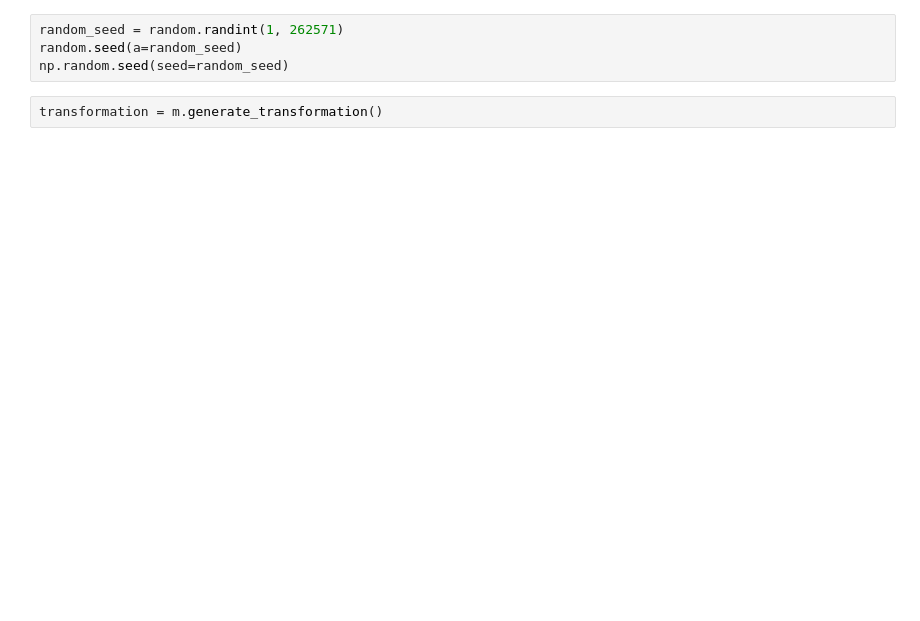
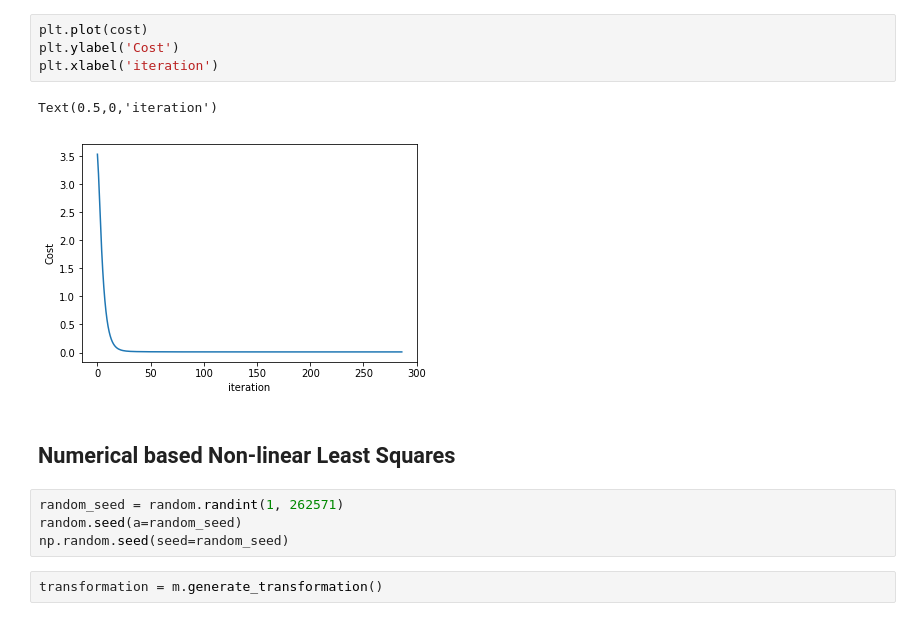
Before and after one commit to the-mikedavis/cuda, a Jupyter notebook: report.ipynb, the cells around one changed output. Saved outputs shown, nothing was run; the diff lists cells and outputs as text; blank space fills up the shorter version.

```diff
--- a/report.ipynb
+++ b/report.ipynb
@@ -27,3 +65,13 @@ The backend was *originally* set to 'module://ipykernel.pylab.backend_inline' by
+# %%
+plt.plot(cost)
+plt.ylabel('Cost')
+plt.xlabel('iteration')
+# %% [output]
+Text(0.5,0,'iteration')
+[figure, added]
+# %% [markdown]
+Numerical based Non-linear Least Squares
+------
 # %%
 random_seed = random.randint(1, 262571)
 random.seed(a=random_seed)
```
Also changed, not shown: parts of 19 cells of this notebook, 2 other files.
